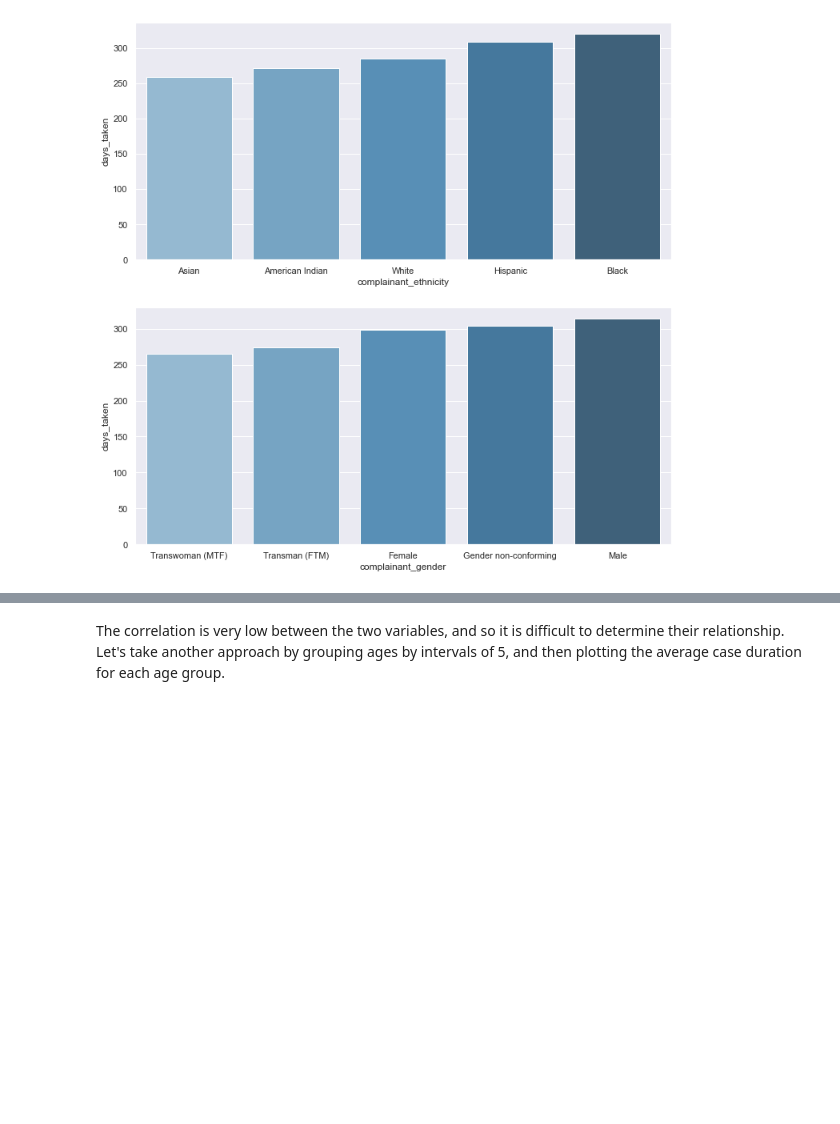
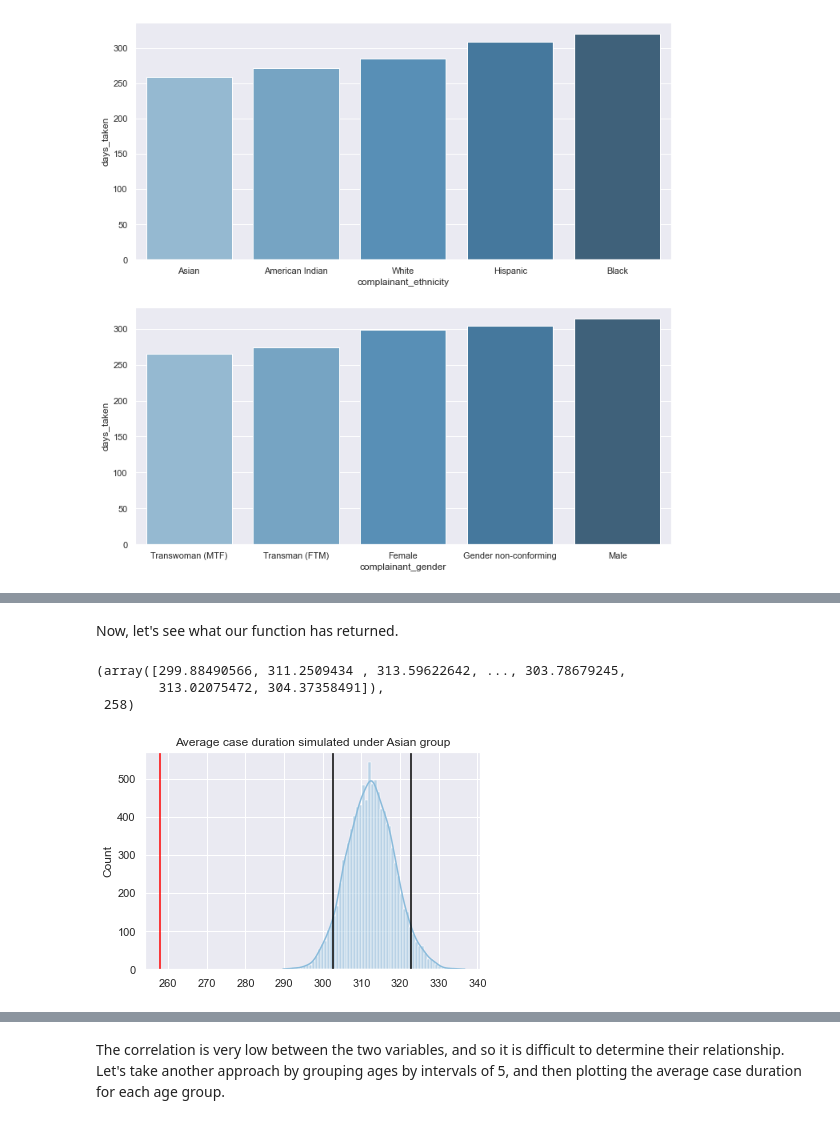
Before and after one commit to RyanHUNGry/nypd-civilian-complaints-EDA, a Jupyter notebook: notebook.ipynb, the cells around one changed output, grey strips where cells are left out. Cells and saved outputs as stored; diff of their text form; code cells hidden in the pictures; blank space fills up the shorter version.

```diff
--- a/notebook.ipynb
+++ b/notebook.ipynb
@@ -354,0 +382,29 @@ What about age, a quantitative variable, and its effect on case duration?
+# %%
+def conduct_case_duration_hypothesis_test(column_name, category, infunc):
+    # Compute the count of the given ethnicity or gender
+    num_to_sample = complaints.groupby(column_name)['days_taken'].agg(['mean', 'count']).loc[category, 'count']
+
+    # Filter out all missing values of the given category, sample the case duration, and compute mean case duration (test statistic)
+    ts = np.random.choice(complaints[~complaints[column_name].isna()]['days_taken'].dt.days, size = (10000, num_to_sample)).mean(axis = 1)
+
+    # Get observed case duration
+    obs = complaints.groupby(column_name)['days_taken'].agg(['mean', 'count']).loc[category, 'mean'].days
+
+    if infunc:
+        ax = sns.histplot(data = ts, kde = True)
+
+        # Plot observed, test statistics, and the 5th and 95 percentiles
+        plt.axvline(np.percentile(ts, 5), color = 'black')
+        plt.axvline(np.percentile(ts, 95), color = 'black')
+        plt.axvline(obs, color = 'red')
+        ax.set_title(f"Average case duration simulated under {category} group")
+    return ts, obs
+# %% [markdown]
+Now, let's see what our function has returned.
+# %%
+conduct_case_duration_hypothesis_test('complainant_ethnicity', 'Asian', True)
+# %% [output]
+(array([299.88490566, 311.2509434 , 313.59622642, ..., 303.78679245,
+        313.02075472, 304.37358491]),
+ 258)
+[figure, added]
```
Also changed, not shown: parts of 64 cells of this notebook.
